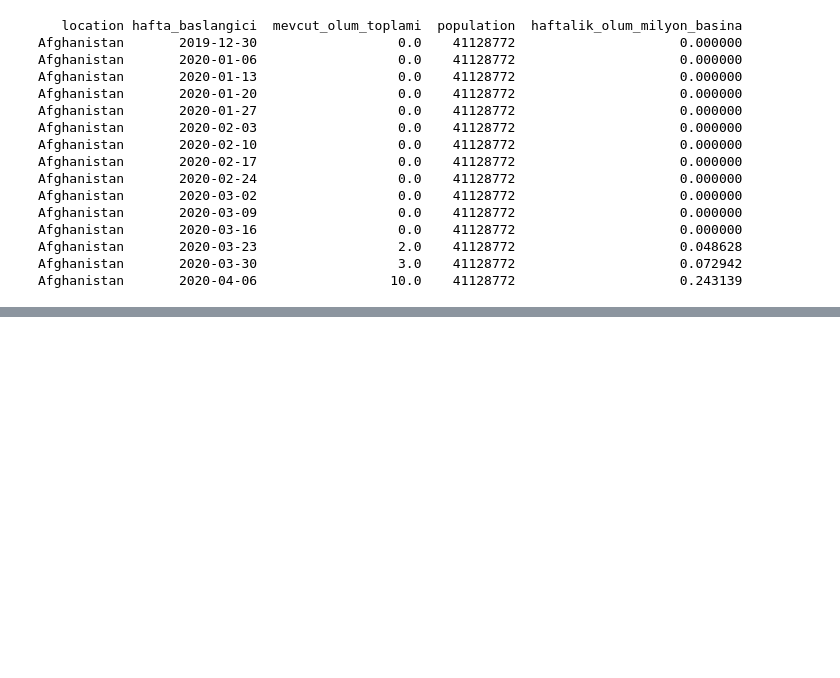
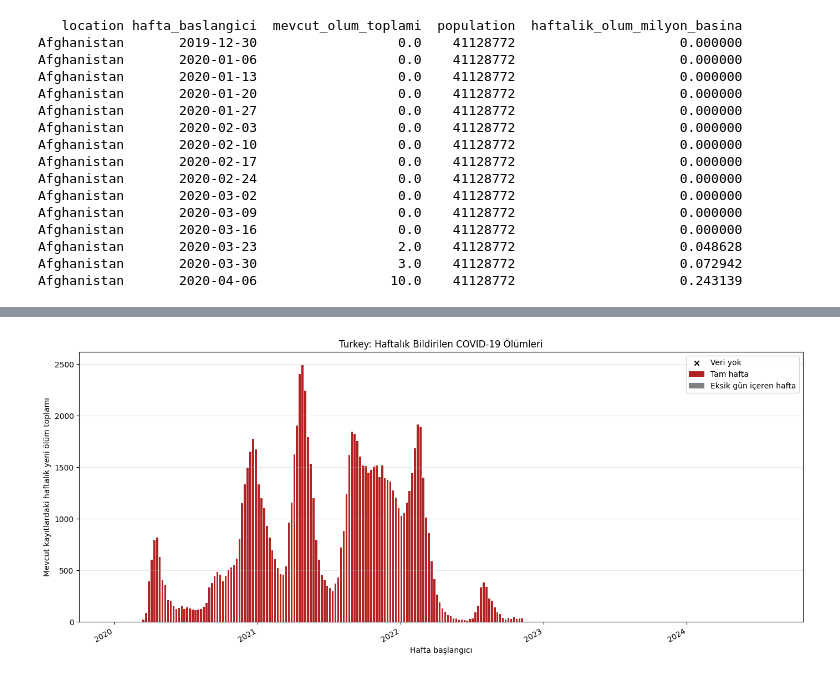
Before and after one commit to nazlican-engineer/CoronaVirusProject, a Jupyter notebook: notebooks/deaths_analysis.ipynb, the cells around one changed output, grey strips where cells are left out. Saved outputs shown, nothing was run; the diff lists cells and outputs as text; code cells hidden in the pictures; blank space fills up the shorter version.

Commit message:
fazla ölüm kaydı incelenmesi

```diff
--- a/notebooks/deaths_analysis.ipynb
+++ b/notebooks/deaths_analysis.ipynb
@@ -571,0 +634,65 @@ Afghanistan       2020-04-06                 10.0    41128772
+# %%
+#Türkiye için haftalık ölüm eğilimi nasıl değişmiş
+selected_country = 'Turkey'
+
+country_weekly_deaths = (
+    weekly_deaths_final.loc[
+        weekly_deaths_final['location'] == selected_country
+    ]
+    .sort_values('hafta_baslangici')
+    .copy()
+)
+
+full_weeks = country_weekly_deaths[
+    country_weekly_deaths['tam_hafta']
+]
+
+partial_weeks = country_weekly_deaths[
+    (~country_weekly_deaths['tam_hafta'])
+    & (country_weekly_deaths['dolu_gun'] > 0)
+]
+
+no_data_weeks = country_weekly_deaths[
+    country_weekly_deaths['dolu_gun'] == 0
+]
+
+fig, ax = plt.subplots(figsize=(14, 6))
+
+ax.bar(
+    full_weeks['hafta_baslangici'],
+    full_weeks['mevcut_olum_toplami'],
+    width=5,
+    color='firebrick',
+    label='Tam hafta'
+)
+
+ax.bar(
+    partial_weeks['hafta_baslangici'],
+    partial_weeks['mevcut_olum_toplami'],
+    width=5,
+    color='gray',
+    label='Eksik gün içeren hafta'
+)
+
+ax.scatter(
+    no_data_weeks['hafta_baslangici'],
+    [0] * len(no_data_weeks),
+    marker='x',
+    color='black',
+    label='Veri yok',
+    zorder=3
+)
+
+ax.set_title(
+    f'{selected_country}: Haftalık Bildirilen COVID-19 Ölümleri'
+)
+ax.set_xlabel('Hafta başlangıcı')
+ax.set_ylabel('Mevcut kayıtlardaki haftalık yeni ölüm toplamı')
+ax.grid(axis='y', alpha=0.3)
+ax.legend()
+
+fig.autofmt_xdate()
+plt.tight_layout()
+plt.show()
+# %% [output]
+[figure, added]
```
Also changed, not shown: parts of 5 cells of this notebook.
